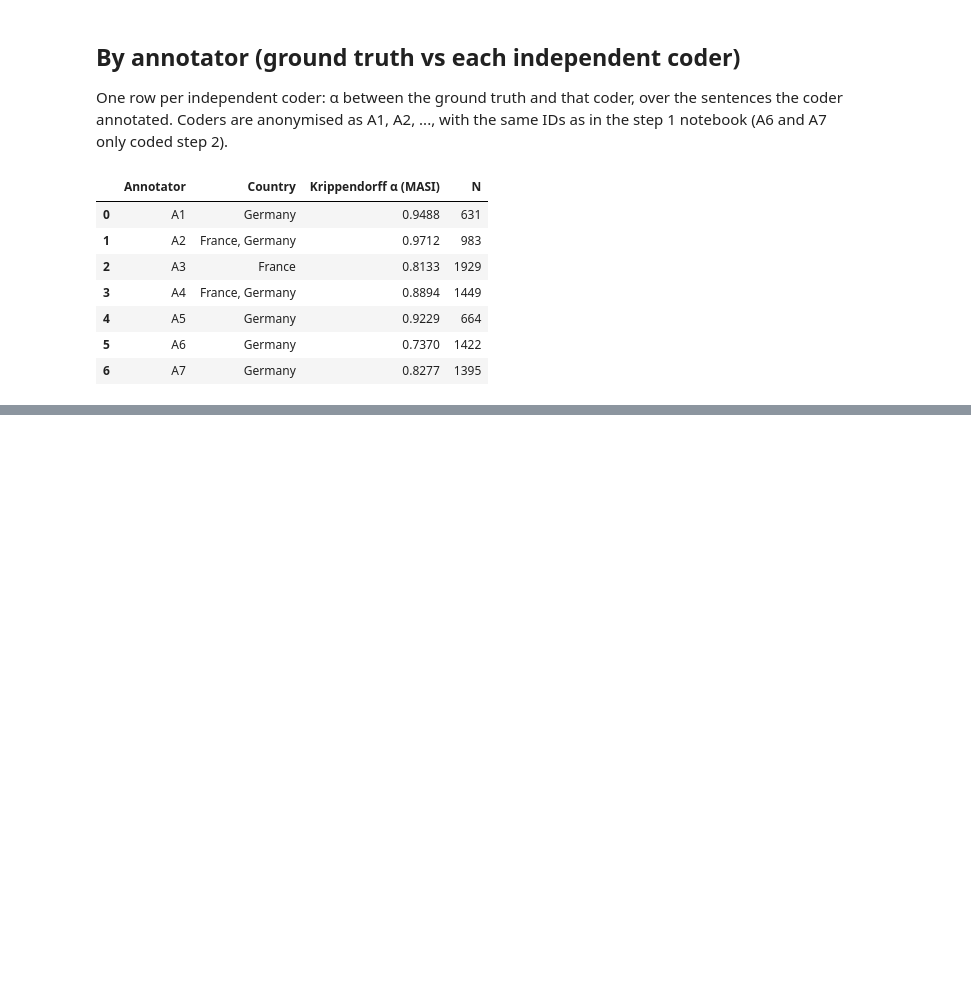
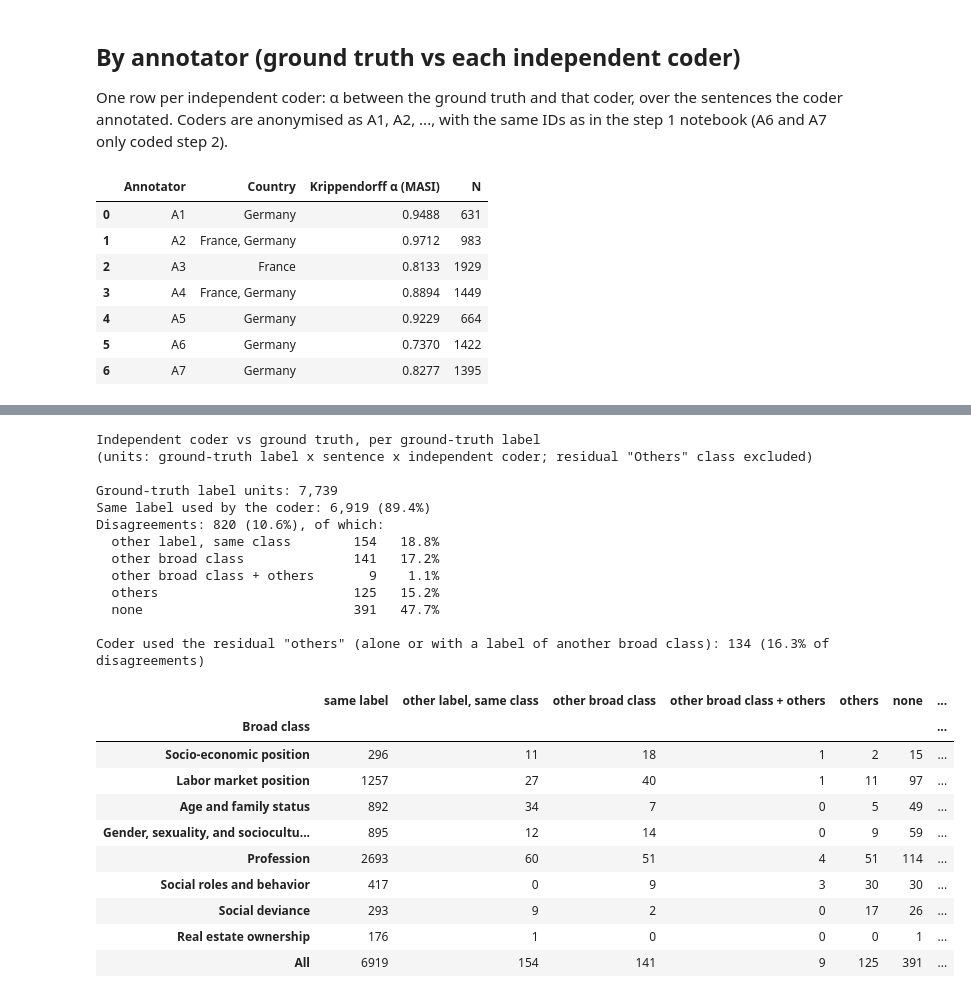
Before and after one commit to mdubied/soccat, a Jupyter notebook: tables/icr_step2_krippendorff.ipynb, the cells around one changed output, grey strips where cells are left out. Saved outputs shown, nothing was run; the diff lists cells and outputs as text; code cells hidden in the pictures; blank space fills up the shorter version.

```diff
--- a/tables/icr_step2_krippendorff.ipynb
+++ b/tables/icr_step2_krippendorff.ipynb
@@ -564,0 +365,35 @@ Coder used the residual "others" (alone or with a label of another broad class):
+# %%
+# What the independent coder used for each ground-truth label (one unit per
+# label x sentence x independent coder), in the order of precedence of cmu.OUTCOMES
+df_outcomes = cmu.outcome_table(units_all, CODEBOOK)
+df_outcomes.to_csv(OUTPUT_DIR / 'icr_step2_coder_outcomes.csv')
+
+summary = cmu.outcome_summary(df_outcomes, who='independent coder')
+(OUTPUT_DIR / 'icr_step2_coder_outcomes.txt').write_text(summary + '\n', encoding='utf-8')
+print(summary)
+df_outcomes
+# %% [output]
+Independent coder vs ground truth, per ground-truth label
+(units: ground-truth label x sentence x independent coder; residual "Others" class excluded)
+
+Ground-truth label units: 7,739
+Same label used by the coder: 6,919 (89.4%)
+Disagreements: 820 (10.6%), of which:
+  other label, same class        154   18.8%
+  other broad class              141   17.2%
+  other broad class + others       9    1.1%
+  others                         125   15.2%
+  none                           391   47.7%
+
+Coder used the residual "others" (alone or with a label of another broad class): 134 (16.3% of disagreements)
+|  | same label | other label, same class | other broad class | other broad class + others | others | none | ... |
+| Broad class |  |  |  |  |  |  | ... |
+| Socio-economic position | 296 | 11 | 18 | 1 | 2 | 15 | ... |
+| Labor market position | 1257 | 27 | 40 | 1 | 11 | 97 | ... |
+| Age and family status | 892 | 34 | 7 | 0 | 5 | 49 | ... |
+| Gender, sexuality, and sociocultu... | 895 | 12 | 14 | 0 | 9 | 59 | ... |
+| Profession | 2693 | 60 | 51 | 4 | 51 | 114 | ... |
+| Social roles and behavior | 417 | 0 | 9 | 3 | 30 | 30 | ... |
+| Social deviance | 293 | 9 | 2 | 0 | 17 | 26 | ... |
+| Real estate ownership | 176 | 1 | 0 | 0 | 0 | 1 | ... |
+| All | 6919 | 154 | 141 | 9 | 125 | 391 | ... |
```
Also changed, not shown: parts of 5 cells of this notebook, 44 other files.
